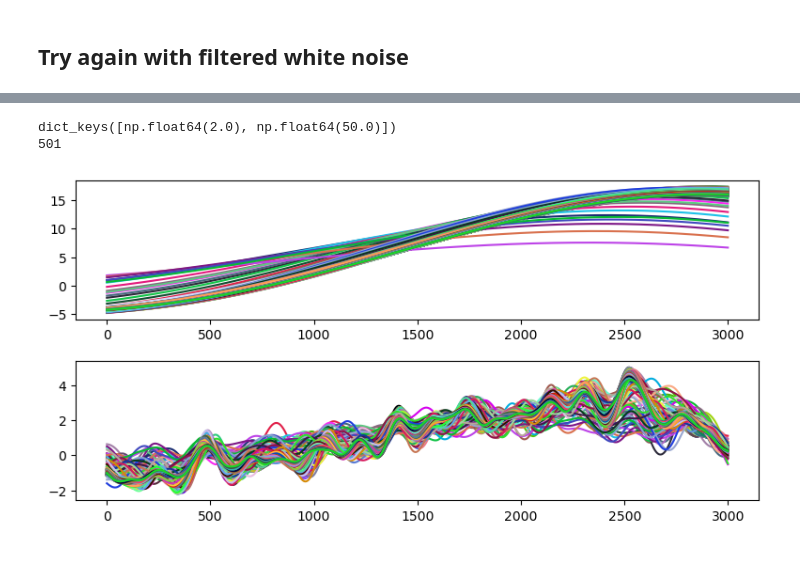
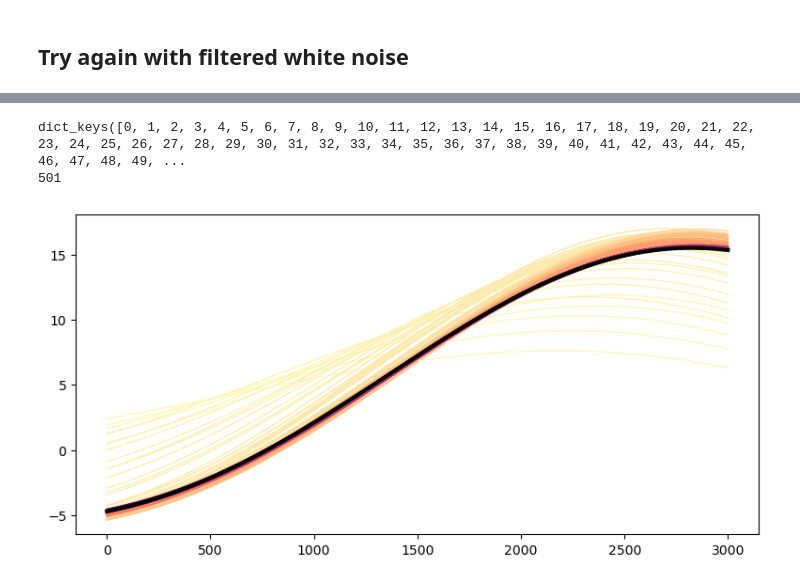
Before and after one commit to liammcs10/AQUA_project, a Jupyter notebook: bursting/test_STA.ipynb, the cells around one changed output, grey strips where cells are left out. Saved outputs shown, nothing was run; the diff lists cells and outputs as text; code cells hidden in the pictures.

```diff
--- a/bursting/test_STA.ipynb
+++ b/bursting/test_STA.ipynb
@@ -118,29 +120,38 @@ Text(0.5, 0.98, 'STA from white noise input')
 # %%
 import matplotlib.pyplot as plt
 import pickle
 import numpy as np
 
-with open(".//RS_intHD//RS_intHD_uniform__STA.pickle", "rb") as file:
+with open(".//RS_intHD_uniform//RS_intHD_uniform_2.0_STA.pickle", "rb") as file:
     data = pickle.load(file)
 
 print(data.keys())
 
-N_neurons = len(data[2.0])
+
+N_neurons = len(data)
 print(N_neurons)
 
-fig, ax = plt.subplots(2, 1, figsize = (8, 4))
+fig, ax = plt.subplots(1, 1, figsize = (8, 4))
 fig.tight_layout()
 
-for i in range(N_neurons):
+# Define the colormap and normalization
+cmap_base = plt.get_cmap('magma')
+aut_curr = np.sort(np.array([data[n]['autapse current'] for n in range(N_neurons)])) # Sorted for consistent mapping
+aut_curr = aut_curr[~np.isnan(aut_curr)]
+new_colors = cmap_base(np.linspace(0., 1.0, N_neurons))
+
+for i in range(N_neurons-1, -1, -1):
     if i == 0:
         colour = (0, 0, 0)
+        linewidth = 3
     else:
-        colour = np.random.rand(3)
+        neuron_autapse = data[i]['autapse current']
+        idx = np.argwhere(aut_curr == neuron_autapse)[0]
+        colour = new_colors[idx]
+        linewidth = 1
 
-    ax[0].plot(data[2.0][i], color = colour)
-
-    ax[1].plot(data[50.0][i], color = colour)
+    ax.plot(data[i]['sta'], color = colour, linewidth = linewidth)
 # %% [output]
-dict_keys([np.float64(2.0), np.float64(50.0)])
+dict_keys([0, 1, 2, 3, 4, 5, 6, 7, 8, 9, 10, 11, 12, 13, 14, 15, 16, 17, 18, 19, 20, 21, 22, 23, 24, 25, 26, 27, 28, 29, 30, 31, 32, 33, 34, 35, 36, 37, 38, 39, 40, 41, 42, 43, 44, 45, 46, 47, 48, 49, ...
 501
-[figure, old version]
+[figure, new version]
```
Also changed, not shown: parts of 4 cells of this notebook, 2 other files.
